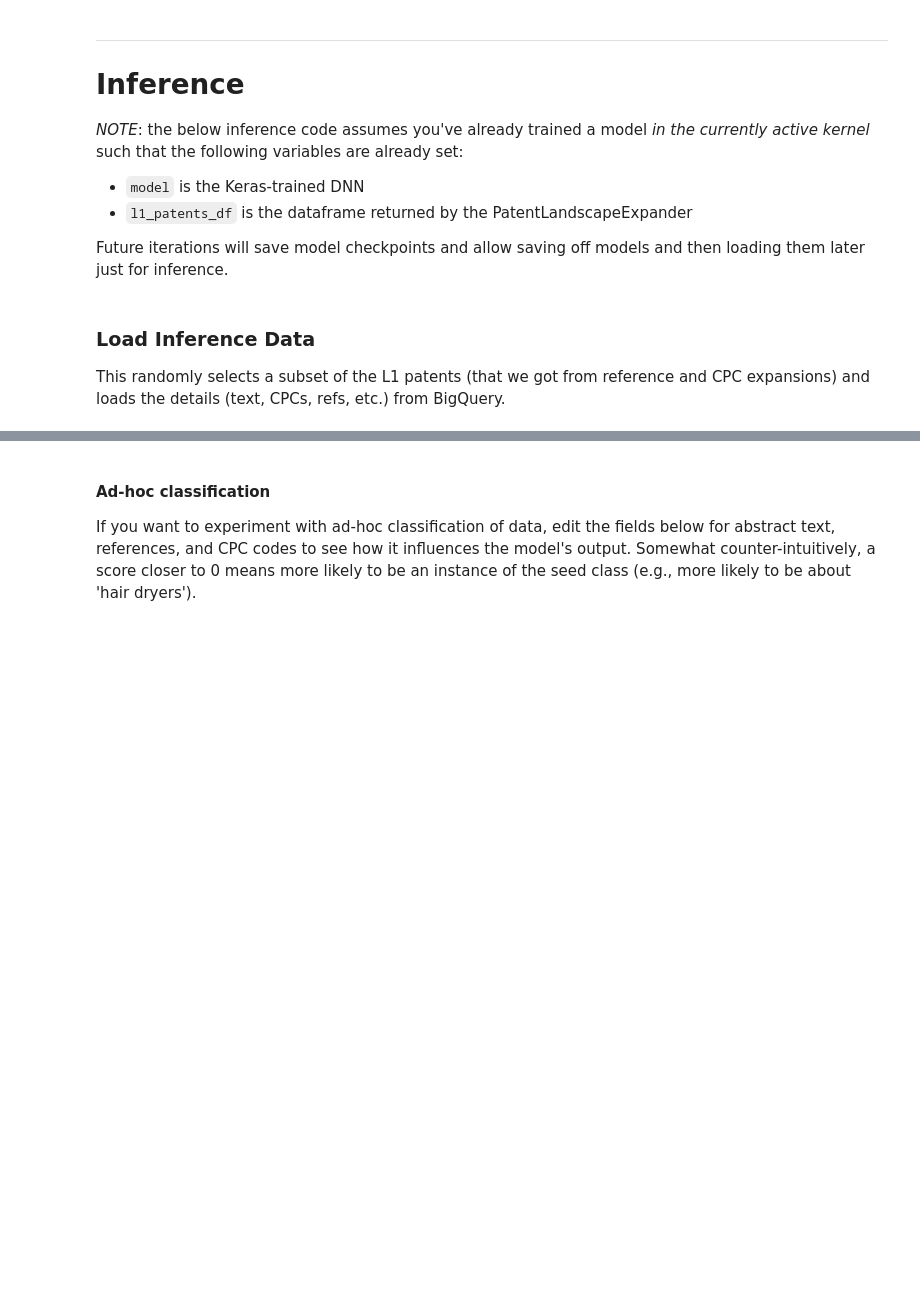
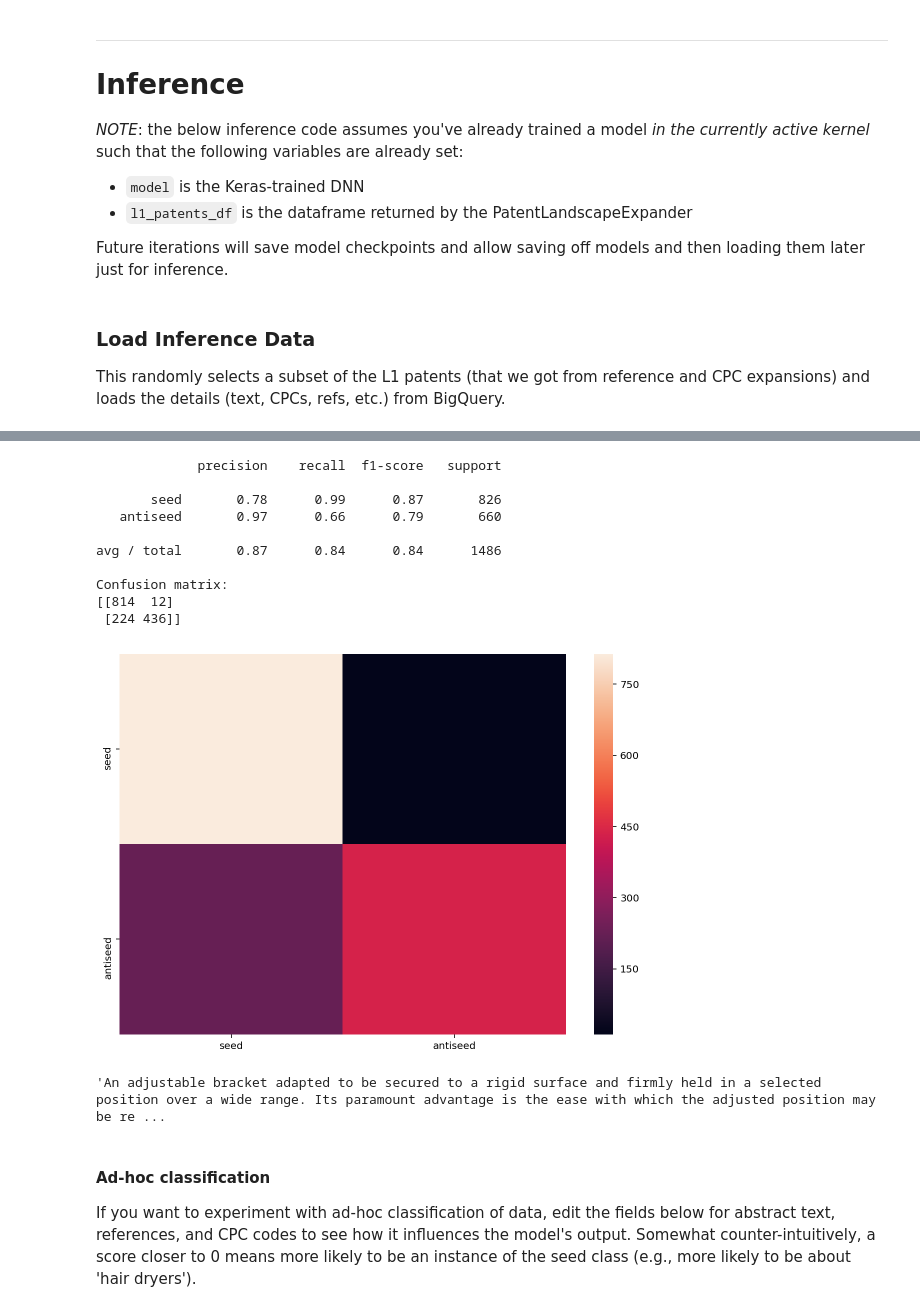
Before and after one commit to google/patents-public-data, a Jupyter notebook: LandscapeNotebook.ipynb, the cells around one changed output, grey strips where cells are left out. Saved outputs shown, nothing was run; the diff lists cells and outputs as text; code cells hidden in the pictures; blank space fills up the shorter version.

```diff
--- a/LandscapeNotebook.ipynb
+++ b/LandscapeNotebook.ipynb
@@ -416,8 +274,0 @@ subset_l1_pub_nums.head()
-# %%
-#training_df[training_df.abstract_text.str.contains('learn') & training_df.abstract_text.str.contains('machine')]
-#training_df[training_df.abstract_text.str.contains('machine')]
-
-l1_texts = expander.load_training_data_from_pubs(subset_l1_pub_nums)
-#l1_texts['label'] = 'Seed'
-print(l1_texts.shape)
-l1_texts.head()
@@ -451,0 +275,4 @@ l1_subset['score'] = pd.DataFrame(predictions, columns=['score'])['score']
+# %%
+
+subset_l1_pub_nums, l1_texts, padded_abstract_embeddings, refs_one_hot, cpc_one_hot = \
+    expander.sample_for_inference(td, 1.0)
@@ -452,6 +285,11 @@ l1_subset['score'] = pd.DataFrame(predictions, columns=['score'])['score']
+# %%
+predictions = model.batch_predict(padded_abstract_embeddings, cpc_one_hot, refs_one_hot)
 # %%
-
-l1_subset['has_hair'] = l1_subset.abstract_text.str.lower().str.contains('hair')
-l1_subset['has_dry'] = l1_subset.abstract_text.str.lower().str.contains('dry')
-l1_subset[(l1_subset.score > 0.5) & (l1_subset.has_hair == False) & (l1_subset.has_dry == False)].abstract_text.iloc[0]
+l1_texts['score'] = pd.DataFrame(predictions, columns=['score'])['score']
+l1_texts['label'] = 'Seed'
+l1_texts[['publication_number', 'score', 'label', 'abstract_text', 'refs', 'cpcs']]
+l1_texts['has_hair'] = l1_texts.abstract_text.str.lower().str.contains('hair')
+l1_texts['has_dry'] = l1_texts.abstract_text.str.lower().str.contains('dry')
+l1_texts.loc[(l1_texts.has_hair == False) & (l1_texts.has_dry == False), 'label'] = 'AntiSeed'
+l1_texts
 # %% [output]
@@ -459,3 +314,31 @@ l1_subset[(l1_subset.score > 0.5) & (l1_subset.has_hair == False) & (l1_subset.h
+# %%
+classify_report, confusion_matrix = model.reports(l1_texts)
+
+print(classify_report)
+
+print('Confusion matrix:\n{}'.format(confusion_matrix))
+model.show_confusion_matrix(confusion_matrix)
+# %% [output]
+             precision    recall  f1-score   support
+
+       seed       0.78      0.99      0.87       826
+   antiseed       0.97      0.66      0.79       660
+
+avg / total       0.87      0.84      0.84      1486
+
+Confusion matrix:
+[[814  12]
+ [224 436]]
+[figure, added]
+# %%
+predicted_seed_class = l1_texts.score <= 0.5
+predicted_nonseed_class = l1_texts.score > 0.5
+
+l1_texts[
+    (predicted_nonseed_class) & (l1_texts.has_hair == False) & (l1_texts.has_dry == False)
+  ].abstract_text.iloc[1]
+# %% [output]
+'An adjustable bracket adapted to be secured to a rigid surface and firmly held in a selected position over a wide range. Its paramount advantage is the ease with which the adjusted position may be re ...
 # %% [markdown]
 #### Ad-hoc classification
 If you want to experiment with ad-hoc classification of data, edit the fields below for abstract text, references, and CPC codes to see how it influences the model's output. Somewhat counter-intuitively, a score closer to 0 means more likely to be an instance of the seed class (e.g., more likely to be about 'hair dryers').
```
Also changed, not shown: parts of 31 cells of this notebook, 4 other files.
